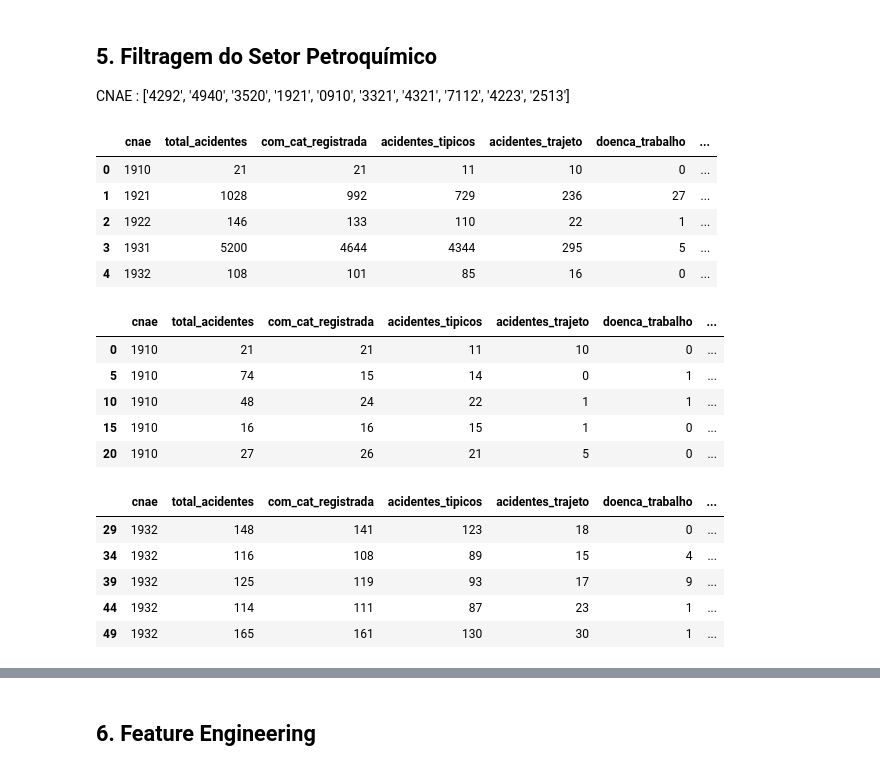
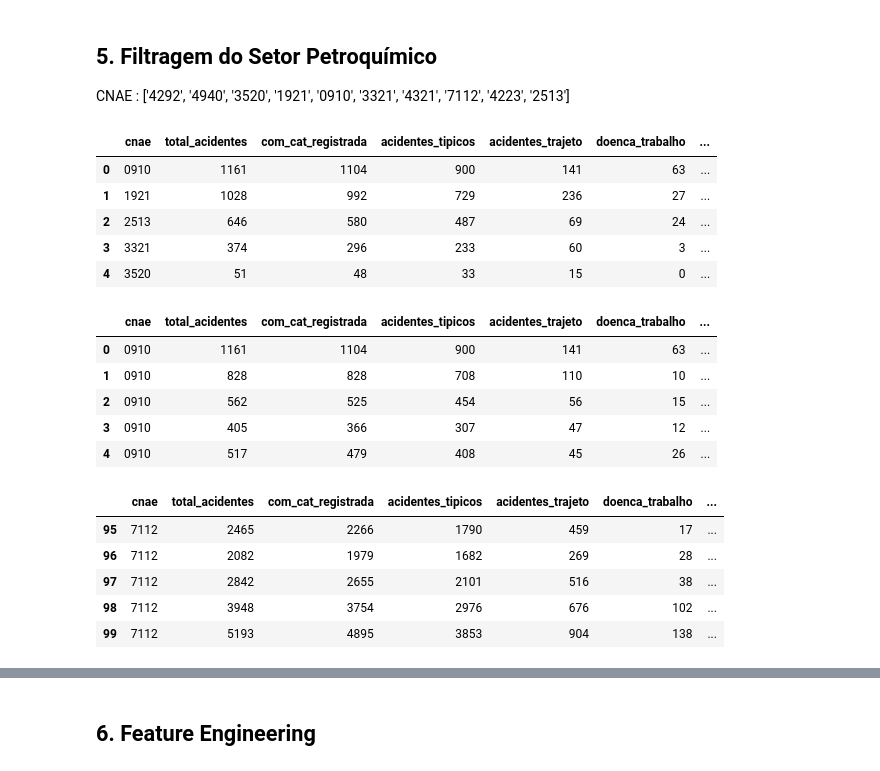
Before and after one commit to telmacarvalho/pi-4-univesp, a Jupyter notebook: tratamento_dados_pi_4.ipynb, the cells around one changed output, grey strips where cells are left out. Cells and saved outputs as stored; diff of their text form; code cells hidden in the pictures.

```diff
--- a/tratamento_dados_pi_4.ipynb
+++ b/tratamento_dados_pi_4.ipynb
@@ -275,35 +275,35 @@ CNAE : ['4292', '4940', '3520', '1921', '0910', '3321', '4321', '7112', '4223',
 cnaes_especificos = ['4292', '4940', '3520', '1921', '0910', '3321', '4321', '7112', '4223', '2513']
 
 # Filtra os registros CNAE que começam com os códigos específicos
-df_petroquimico = df_consolidado[df_consolidado['cnae'].str[:4].isin(cnaes_especificos)].copy().reset_index(drop=True)
+df_petroquimico = df_consolidado[df_consolidado['cnae'].isin(cnaes_especificos)].copy().reset_index(drop=True)
 df_petroquimico.head()
 # %% [output]
 |  | cnae | total_acidentes | com_cat_registrada | acidentes_tipicos | acidentes_trajeto | doenca_trabalho | ... |
-| 0 | 1910 | 21 | 21 | 11 | 10 | 0 | ... |
+| 0 | 0910 | 1161 | 1104 | 900 | 141 | 63 | ... |
 | 1 | 1921 | 1028 | 992 | 729 | 236 | 27 | ... |
-| 2 | 1922 | 146 | 133 | 110 | 22 | 1 | ... |
-| 3 | 1931 | 5200 | 4644 | 4344 | 295 | 5 | ... |
-| 4 | 1932 | 108 | 101 | 85 | 16 | 0 | ... |
+| 2 | 2513 | 646 | 580 | 487 | 69 | 24 | ... |
+| 3 | 3321 | 374 | 296 | 233 | 60 | 3 | ... |
+| 4 | 3520 | 51 | 48 | 33 | 15 | 0 | ... |
 # %%
 # Ordena os dados por cnae e ano
-df_petroquimico.sort_values(by=['cnae', 'ano'], inplace=True)
+df_petroquimico = df_petroquimico.sort_values(by=['cnae', 'ano']).reset_index(drop=True)
 df_petroquimico.head()
 # %% [output]
 |  | cnae | total_acidentes | com_cat_registrada | acidentes_tipicos | acidentes_trajeto | doenca_trabalho | ... |
-| 0 | 1910 | 21 | 21 | 11 | 10 | 0 | ... |
-| 5 | 1910 | 74 | 15 | 14 | 0 | 1 | ... |
-| 10 | 1910 | 48 | 24 | 22 | 1 | 1 | ... |
-| 15 | 1910 | 16 | 16 | 15 | 1 | 0 | ... |
-| 20 | 1910 | 27 | 26 | 21 | 5 | 0 | ... |
+| 0 | 0910 | 1161 | 1104 | 900 | 141 | 63 | ... |
+| 1 | 0910 | 828 | 828 | 708 | 110 | 10 | ... |
+| 2 | 0910 | 562 | 525 | 454 | 56 | 15 | ... |
+| 3 | 0910 | 405 | 366 | 307 | 47 | 12 | ... |
+| 4 | 0910 | 517 | 479 | 408 | 45 | 26 | ... |
 # %%
 df_petroquimico.tail()
 # %% [output]
 |  | cnae | total_acidentes | com_cat_registrada | acidentes_tipicos | acidentes_trajeto | doenca_trabalho | ... |
-| 29 | 1932 | 148 | 141 | 123 | 18 | 0 | ... |
-| 34 | 1932 | 116 | 108 | 89 | 15 | 4 | ... |
-| 39 | 1932 | 125 | 119 | 93 | 17 | 9 | ... |
-| 44 | 1932 | 114 | 111 | 87 | 23 | 1 | ... |
-| 49 | 1932 | 165 | 161 | 130 | 30 | 1 | ... |
+| 95 | 7112 | 2465 | 2266 | 1790 | 459 | 17 | ... |
+| 96 | 7112 | 2082 | 1979 | 1682 | 269 | 28 | ... |
+| 97 | 7112 | 2842 | 2655 | 2101 | 516 | 38 | ... |
+| 98 | 7112 | 3948 | 3754 | 2976 | 676 | 102 | ... |
+| 99 | 7112 | 5193 | 4895 | 3853 | 904 | 138 | ... |
 # %%
 print(f"Registros encontrados para o setor petroquímico: {df_petroquimico.shape[0]} ")
 print(f"Número de CNAEs únicos no setor: {df_petroquimico['cnae'].nunique()}")
```
Also changed, not shown: parts of 17 cells of this notebook.
